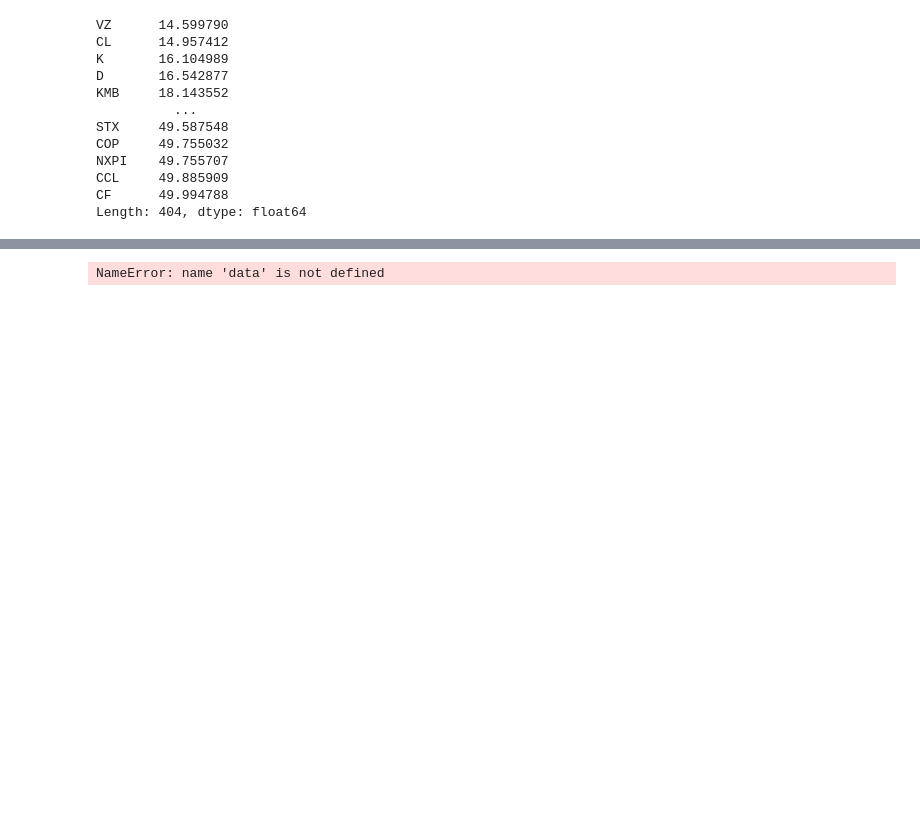
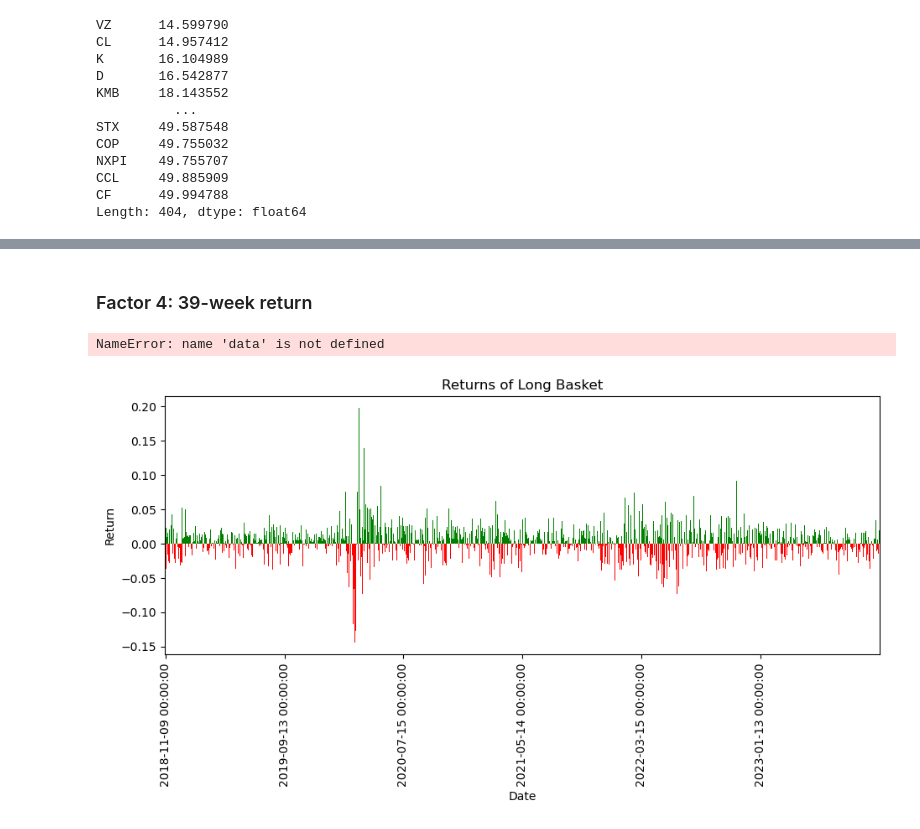
Before and after one commit to CCNY-Analytics-and-Quant/Quantative-Finance-Repo, a Jupyter notebook: Final-Project/workbooks/draft.ipynb, the cells around one changed output, grey strips where cells are left out. Drawn from its saved outputs; the diff is of its cells as text; code cells hidden in the pictures; blank space fills up the shorter version.

Commit message:
Update draft.ipynb
linked source to stackoverflow q&a source, and worked on factors again, still cleaning up the graphs

```diff
--- a/Final-Project/workbooks/draft.ipynb
+++ b/Final-Project/workbooks/draft.ipynb
@@ -249,0 +292,2 @@ Length: 404, dtype: float64
+# %% [markdown]
+### Factor 4: 39-week return
@@ -289,3 +339,26 @@ print(assets_momentum_factors.head())
 #     print(f"Signals for {asset}:\n{signals}\n")
 # %% [output]
 NameError: name 'data' is not defined
+# %%
+graphing = pd.DataFrame(long_returns.mean(axis=1))
+graphing.columns = ['Returns']
+
+colors = ['r' if m < 0 else 'g' for m in graphing.Returns]
+graphing.plot.bar(figsize=(11,4), y='Returns',color=colors, legend=False,width=1.3)
+plt.locator_params(axis='x', nbins=6)
+
+# # Format date ticks on the x-axis
+# plt.gca().xaxis.set_major_formatter(mdates.DateFormatter('%Y-%m-%d'))
+
+# # Set the locator to show a reasonable number of ticks
+# plt.gca().xaxis.set_major_locator(mdates.AutoDateLocator())
+
+# # Rotate x-axis labels for better visibility (optional)
+# plt.gcf().autofmt_xdate()
+
+
+plt.ylabel('Return')
+plt.title('Returns of Long Basket')
+plt.show()
+# %% [output]
+[figure, added]
```
Also changed, not shown: parts of 8 cells of this notebook.
